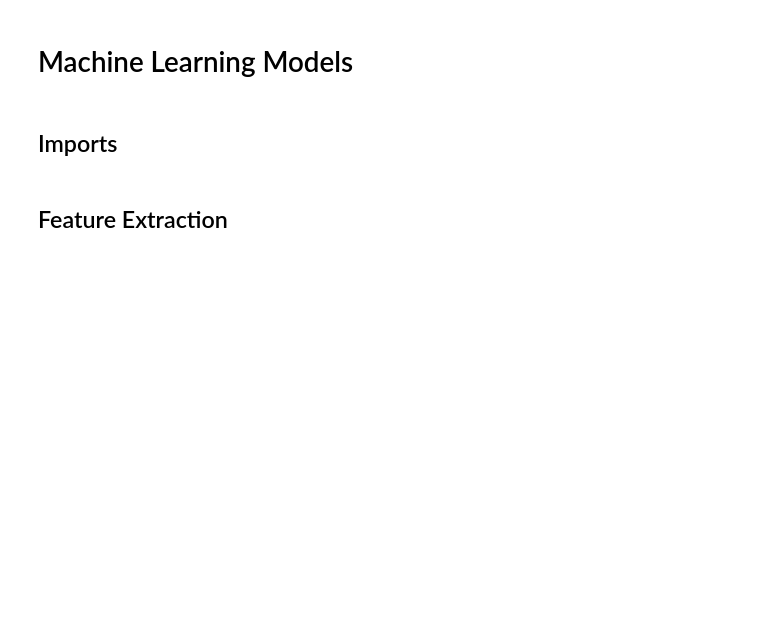
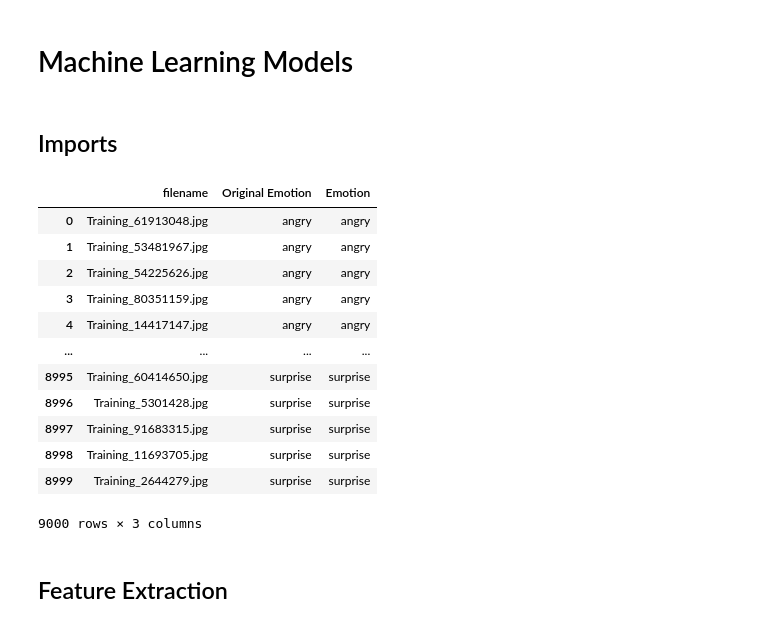
Before and after one commit to margavera/Facial-Expressions-Image-Classification, a Jupyter notebook: notebooks/ML_simple.ipynb, the cells around one changed output. Cells and saved outputs as stored; diff of their text form; code cells hidden in the pictures; blank space fills up the shorter version.

```diff
--- a/notebooks/ML_simple.ipynb
+++ b/notebooks/ML_simple.ipynb
@@ -33,6 +33,22 @@ balanced_test_image_paths = pd.read_csv(test_paths_csv)['image_path'].tolist()
 # %%
 balanced_train_image = pd.read_csv(train_csv)
 balanced_test_image = pd.read_csv(test_csv)
+# %%
+balanced_train_image
+# %% [output]
+|  | filename | Original Emotion | Emotion |
+| 0 | Training_61913048.jpg | angry | angry |
+| 1 | Training_53481967.jpg | angry | angry |
+| 2 | Training_54225626.jpg | angry | angry |
+| 3 | Training_80351159.jpg | angry | angry |
+| 4 | Training_14417147.jpg | angry | angry |
+| ... | ... | ... | ... |
+| 8995 | Training_60414650.jpg | surprise | surprise |
+| 8996 | Training_5301428.jpg | surprise | surprise |
+| 8997 | Training_91683315.jpg | surprise | surprise |
+| 8998 | Training_11693705.jpg | surprise | surprise |
+| 8999 | Training_2644279.jpg | surprise | surprise |
+9000 rows × 3 columns
 # %% [markdown]
 ## Feature Extraction
 # %% [markdown]
```
Also changed, not shown: parts of 14 cells of this notebook, 1 other file.
